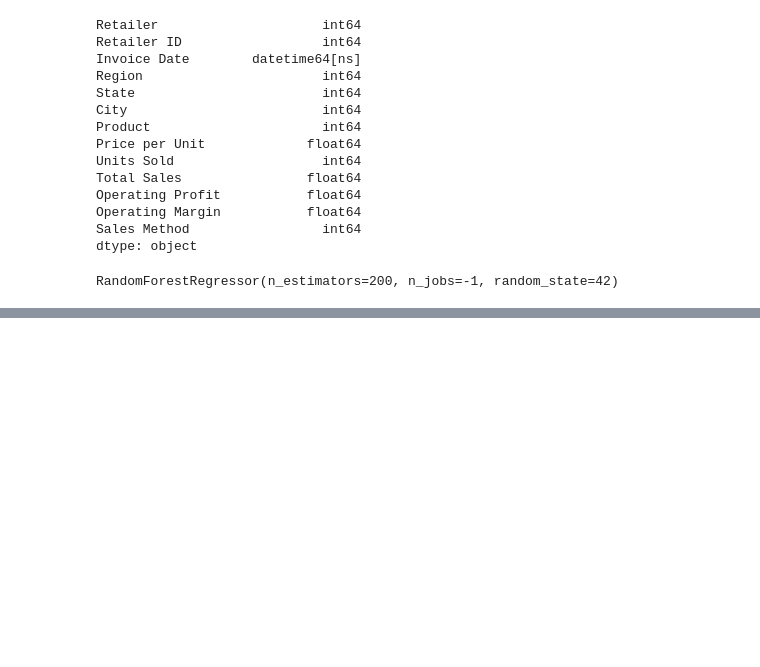
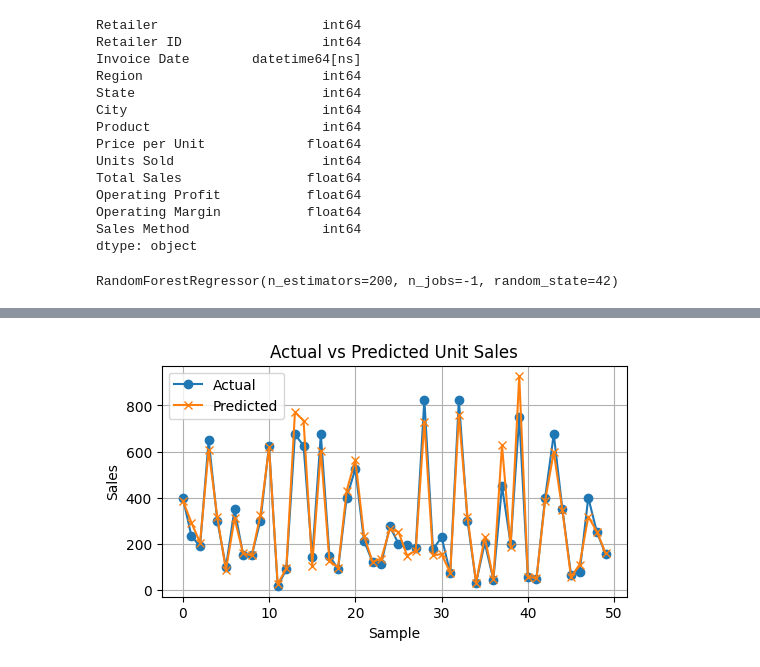
Before and after one commit to Jeetjha-07/ML-Sales-Prediciton-Project, a Jupyter notebook: notebooks/model3_units_sold.ipynb, the cells around one changed output, grey strips where cells are left out. Saved outputs shown, nothing was run; the diff lists cells and outputs as text; code cells hidden in the pictures; blank space fills up the shorter version.

```diff
--- a/notebooks/model3_units_sold.ipynb
+++ b/notebooks/model3_units_sold.ipynb
@@ -83,0 +109,12 @@ r2 = r2_score(y_test,y_pred)
+# %%
+plt.figure(figsize=(6,3))
+plt.plot(y_test.values[:50], label="Actual", marker='o')
+plt.plot(y_pred[:50], label="Predicted", marker='x')
+plt.title("Actual vs Predicted Unit Sales")
+plt.xlabel("Sample")
+plt.ylabel("Sales")
+plt.legend()
+plt.grid(True)
+plt.show()
+# %% [output]
+[figure, added]
```
Also changed, not shown: parts of 2 cells of this notebook.
